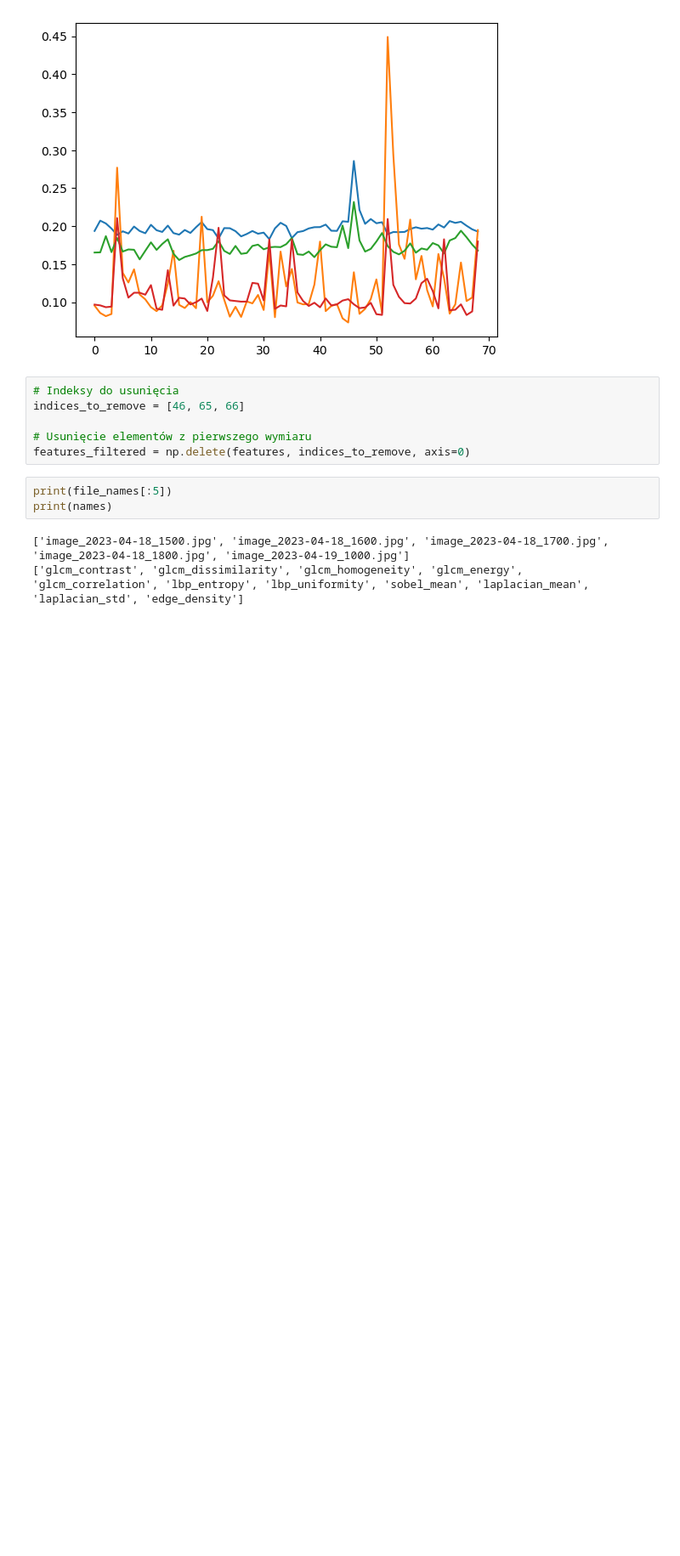
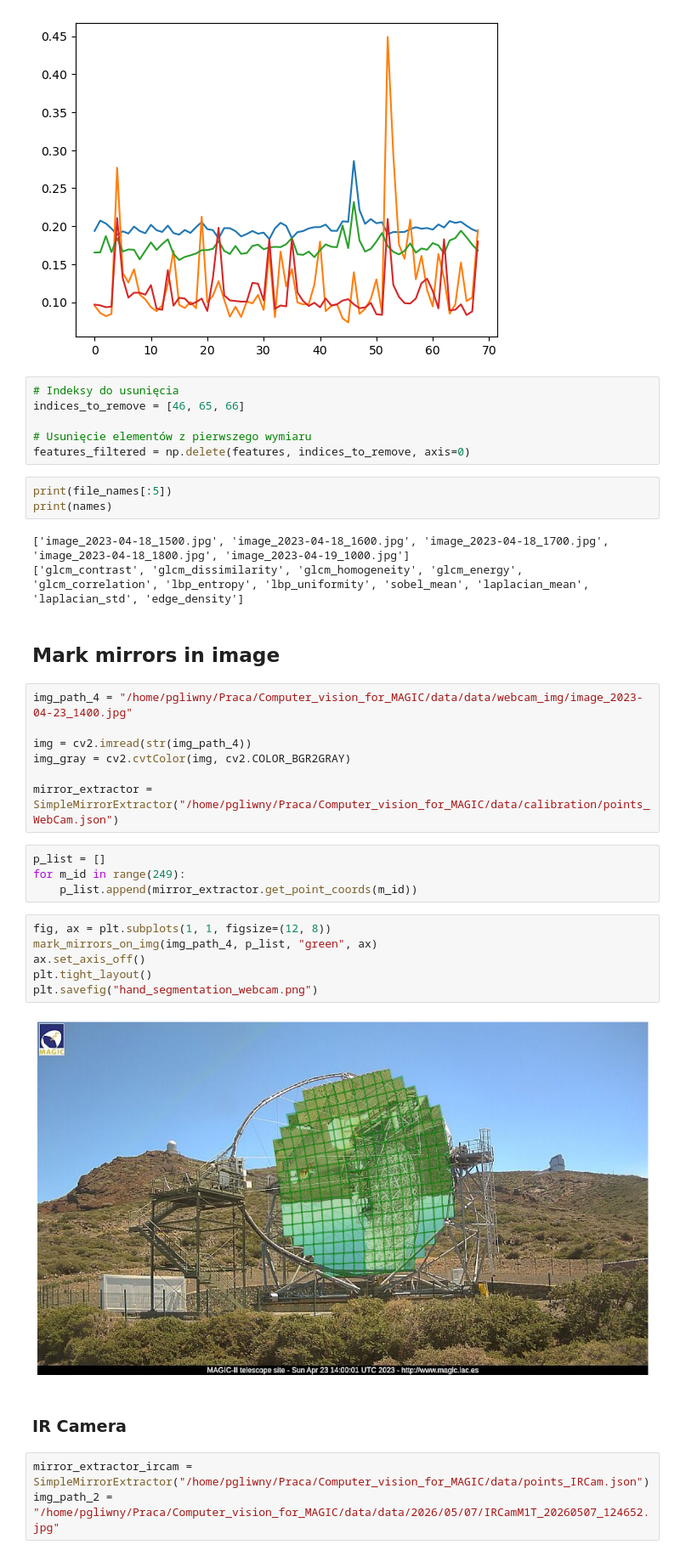
Before and after one commit to pawel21/Computer_vision_for_MAGIC, a Jupyter notebook: notebooks/baseline/plots_for_pressentation.ipynb, the cells around one changed output. Shown at 85% size. Cells and saved outputs as stored; diff of their text form; blank space fills up the shorter version.

Commit message:
Create img which show segmentation

```diff
--- a/notebooks/baseline/plots_for_pressentation.ipynb
+++ b/notebooks/baseline/plots_for_pressentation.ipynb
@@ -75,3 +77,29 @@ print(names)
 # %% [output]
 ['image_2023-04-18_1500.jpg', 'image_2023-04-18_1600.jpg', 'image_2023-04-18_1700.jpg', 'image_2023-04-18_1800.jpg', 'image_2023-04-19_1000.jpg']
 ['glcm_contrast', 'glcm_dissimilarity', 'glcm_homogeneity', 'glcm_energy', 'glcm_correlation', 'lbp_entropy', 'lbp_uniformity', 'sobel_mean', 'laplacian_mean', 'laplacian_std', 'edge_density']
+# %% [markdown]
+## Mark mirrors in image
+# %%
+img_path_4 = "/home/pgliwny/Praca/Computer_vision_for_MAGIC/data/data/webcam_img/image_2023-04-23_1400.jpg"
+
+img = cv2.imread(str(img_path_4))
+img_gray = cv2.cvtColor(img, cv2.COLOR_BGR2GRAY)
+
+mirror_extractor = SimpleMirrorExtractor("/home/pgliwny/Praca/Computer_vision_for_MAGIC/data/calibration/points_WebCam.json")
+# %%
+p_list = []
+for m_id in range(249):
+    p_list.append(mirror_extractor.get_point_coords(m_id))
+# %%
+fig, ax = plt.subplots(1, 1, figsize=(12, 8))
+mark_mirrors_on_img(img_path_4, p_list, "green", ax)
+ax.set_axis_off()
+plt.tight_layout()
+plt.savefig("hand_segmentation_webcam.png")
+# %% [output]
+[figure, added]
+# %% [markdown]
+### IR Camera
+# %%
+mirror_extractor_ircam = SimpleMirrorExtractor("/home/pgliwny/Praca/Computer_vision_for_MAGIC/data/points_IRCam.json")
+img_path_2 = "/home/pgliwny/Praca/Computer_vision_for_MAGIC/data/data/2026/05/07/IRCamM1T_20260507_124652.jpg"
```
Also changed, not shown: parts of 3 cells of this notebook, 3 other files.
